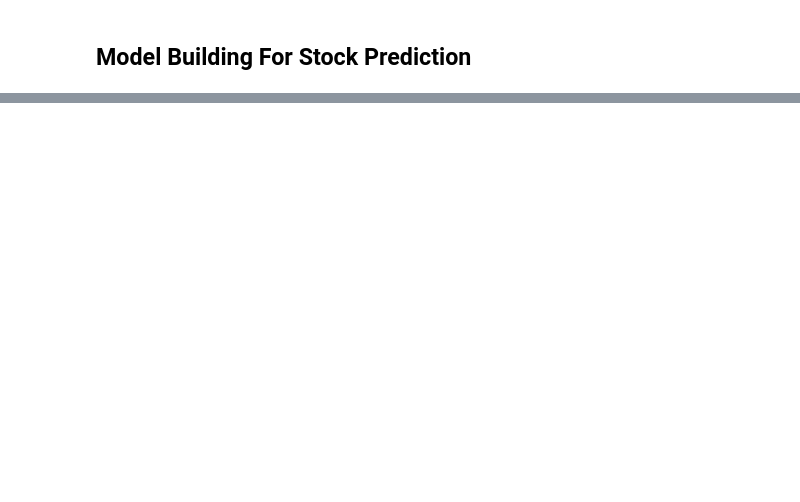
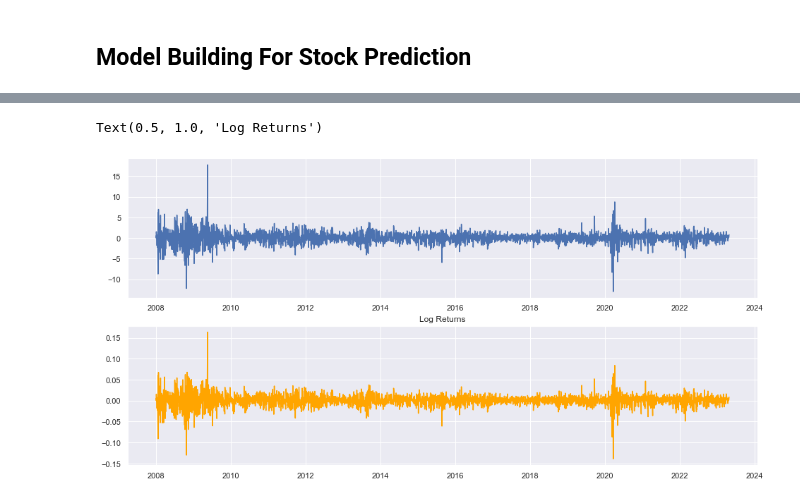
Before and after one commit to AkshayPethe/Nifty_Analysis, a Jupyter notebook: Time_Series_Nifty50_Index.ipynb, the cells around one changed output, grey strips where cells are left out. Cells and saved outputs as stored; diff of their text form; code cells hidden in the pictures; blank space fills up the shorter version.

```diff
--- a/Time_Series_Nifty50_Index.ipynb
+++ b/Time_Series_Nifty50_Index.ipynb
@@ -474,0 +482,12 @@ plot_pacf(df['Close'].tolist(), ax=ax2, lags=200)
+# %%
+df['Close_change'] = 100*(df['Close'].pct_change())
+# %%
+df['Close_Log'] = np.log(df['Close']/df['Close'].shift(1))
+# %%
+fig,ax = plt.subplots(nrows = 2,ncols = 1)
+ax[0].plot(df['Close_change'])
+ax[1].plot(df['Close_Log'], color='orange')
+plt.title('Log Returns')
+# %% [output]
+Text(0.5, 1.0, 'Log Returns')
+[figure, added]
```
Also changed, not shown: parts of 24 cells of this notebook, 1 other file.
